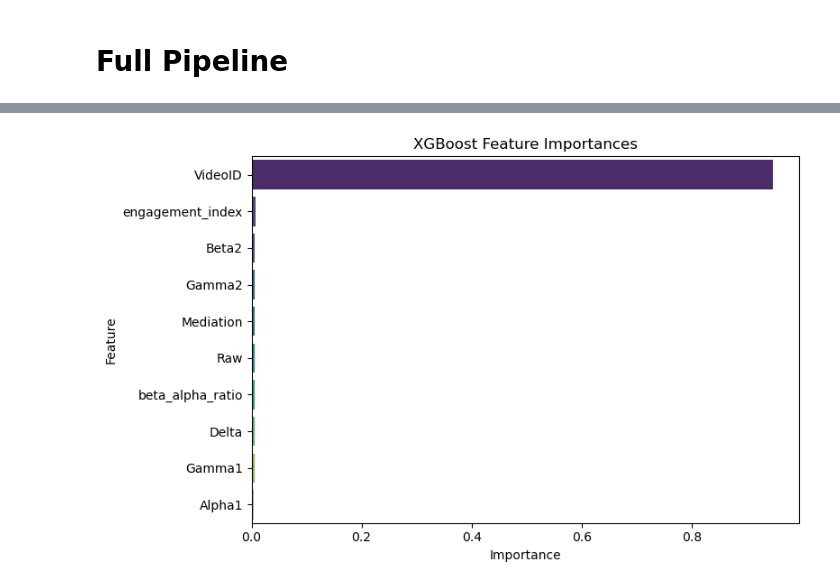
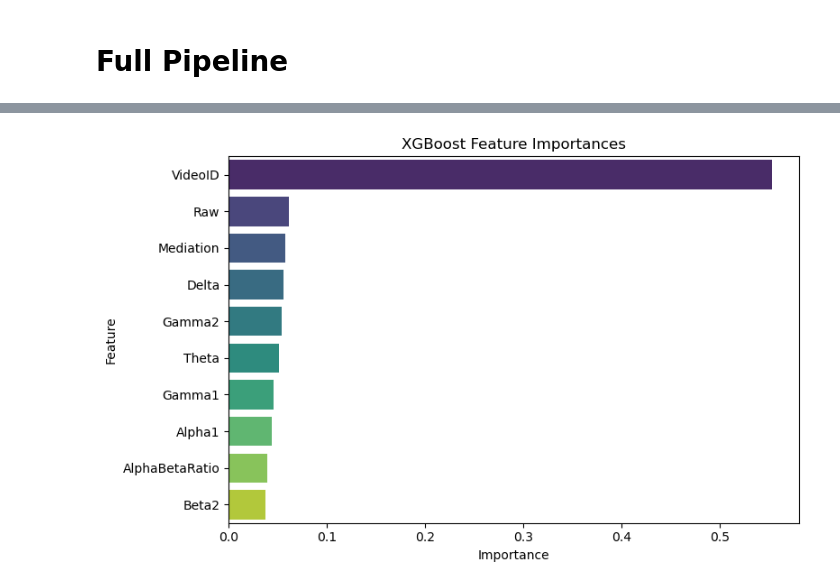
Before and after one commit to pnandini-sdu/aai-510-project-group5, a Jupyter notebook: Project_510_group_5.ipynb, the cells around one changed output, grey strips where cells are left out. Saved outputs shown, nothing was run; the diff lists cells and outputs as text; code cells hidden in the pictures.

Commit message:
<MLProject>
group5 mL project

```diff
--- a/Project_510_group_5.ipynb
+++ b/Project_510_group_5.ipynb
@@ -577,59 +640,111 @@ def run_anova_test(df, numerical_cols, label_col):
 # %% [markdown]
 # Full Pipeline
 # %%
+import pandas as pd
+import numpy as np
+import matplotlib.pyplot as plt
+import seaborn as sns
+from sklearn.preprocessing import LabelEncoder, StandardScaler
+from sklearn.model_selection import train_test_split
+from sklearn.metrics import accuracy_score, classification_report
+from imblearn.over_sampling import SMOTE
+import xgboost as xgb
+from scipy.stats import f_oneway
+
+# Example run_anova_test function
+def run_anova_test(df, numerical_cols, label_col):
+    results = []
+    labels = df[label_col].unique()
+
+    for col in numerical_cols:
+        try:
+            groups = [df[df[label_col] == label][col].dropna() for label in labels]
+            f_val, p_val = f_oneway(*groups)
+            results.append({'feature': col, 'f_value': f_val, 'p_value': p_val})
+        except Exception as e:
+            print(f"Skipping feature {col} due to error: {e}")
+            continue
+
+    result_df = pd.DataFrame(results)
+    return result_df.sort_values('p_value')
+
+# Dummy example function placeholders — replace with your actual implementations
+def impute_missing_values(df, strategy='mean'):
+    # Example: simple mean imputation
+    return df.fillna(df.mean())
+
+def add_band_power_ratios(df):
+    # Dummy function: add new features or ratios here
+    # For example, create a ratio column (replace with your actual logic)
+    df = df.copy()
+    if 'Alpha1' in df.columns and 'Beta1' in df.columns:
+        df['AlphaBetaRatio'] = df['Alpha1'] / (df['Beta1'] + 1e-6)
+    return df
+
+# Full pipeline function
 def full_pipeline(df):
-    # Imputing datatset
+    # Step 1: Imputing missing values
     df_clean = impute_missing_values(df, strategy='mean')
 
-    # Performing feature engineering
+    # Step 2: Applying feature engineering
     df_fe = add_band_power_ratios(df_clean)
 
-    # Performing encode label
+    # Step 3: Encoding label
     label_encoder = LabelEncoder()
     df_fe['label'] = label_encoder.fit_transform(df_fe['predefinedlabel'])
 
-    # Performing feature selection using ANOVA
+    # Step 4: Feature selection using ANOVA
     num_cols = [
         col for col in df_fe.columns
         if df_fe[col].dtype in ['float64', 'int64']
         and col not in ['label', 'predefinedlabel', 'user-definedlabeln']
     ]
+
     anova_results = run_anova_test(df_fe, num_cols, 'label')
+    print("ANOVA test results:\n", anova_results.head())
+
     top_features = anova_results.head(10)['feature'].tolist()
 
-    # Preparing features and labels
+    # Step 5: Preparing features and labels
     X = df_fe[top_features]
     y = df_fe['label']
 
-    # Performing train test split
-    X_train, X_test, y_train, y_test = train_test_split(X, y, stratify=y, test_size=0.2, random_state=42)
+    # Step 6: Train/test split
+    X_train, X_test, y_train, y_test = train_test_split(
+        X, y, stratify=y, test_size=0.2, random_state=42
+    )
 
-    # Standardize
+    # Step 7: Standardize features
     scaler = StandardScaler()
     X_train_scaled = scaler.fit_transform(X_train)
     X_test_scaled = scaler.transform(X_test)
 
-    #  Performing XGBoost
-    model = xgb.XGBClassifier(use_label_encoder=False, eval_metric='mlogloss', random_state=42)
-    model.fit(X_train_scaled, y_train)
+    # Step 8: Handle class imbalance with SMOTE
+    smote = SMOTE(random_state=42)
+    X_train_bal, y_train_bal = smote.fit_resample(X_train_scaled, y_train)
+
+    # Step 9: Train XGBoost model
+    model = xgb.XGBClassifier(eval_metric='mlogloss', random_state=42)
+    model.fit(X_train_bal, y_train_bal)
+
+    # Step 10: Predict and evaluate
     y_pred = model.predict(X_test_scaled)
+    print("Accuracy: " + str(round(accuracy_score(y_test, y_pred), 4)))
+    print("\nClassification Report:\n" + str(classification_report(y_test, y_pred)))
 
-    # Performing evaluation
-    print(f"Accuracy: {accuracy_score(y_test, y_pred):.4f}")
-    print(f"\nClassification Report:\n{classification_report(y_test, y_pred)}")
-
-    # Performing feature Importance Plot
+    # Step 11: Feature importance plot
     importance = model.feature_importances_
     feat_imp_df = pd.DataFrame({'Feature': top_features, 'Importance': importance})
     feat_imp_df = feat_imp_df.sort_values('Importance', ascending=False)
 
-    #Plotting barplot
     plt.figure(figsize=(8, 5))
-    sns.barplot(data=feat_imp_df, x='Importance', y='Feature', palette='viridis')
+    sns.barplot(data=feat_imp_df, x='Importance', y='Feature', hue='Feature', palette='viridis')
     plt.title("XGBoost Feature Importances")
     plt.tight_layout()
     plt.show()
 
     return model, feat_imp_df, anova_results
+
+# Run the pipeline (assuming your DataFrame is called df)
 model, feat_imp_df, anova_results = full_pipeline(df)
 # %% [output]
@@ -654 +770 @@ Passing `palette` without assigning `hue` is deprecated and will be removed in v
-[figure, old version]
+[figure, new version]
```
Also changed, not shown: parts of 10 cells of this notebook.
